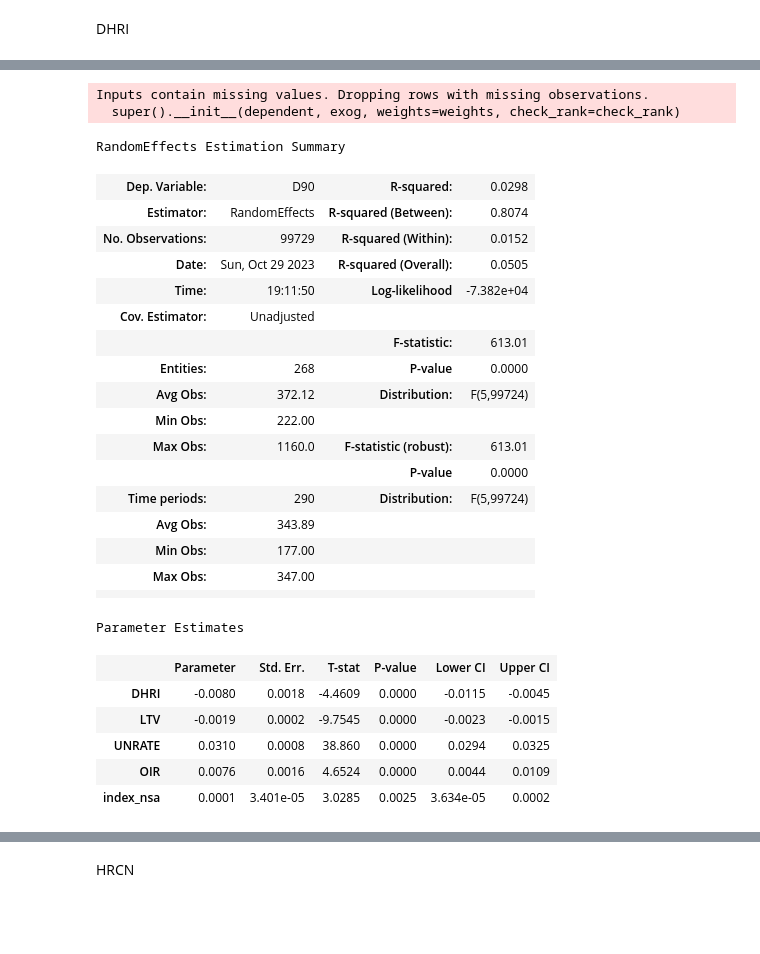
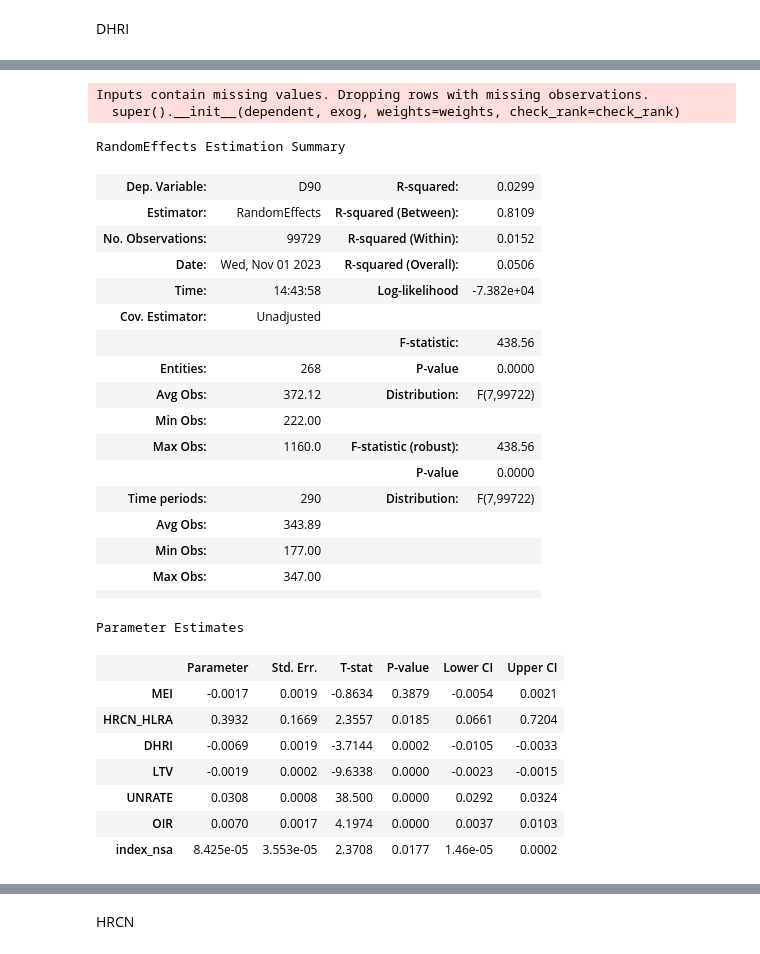
Before and after one commit to yannickpichardo/master_thesis, a Jupyter notebook: combine_data.ipynb, the cells around one changed output, grey strips where cells are left out. Cells and saved outputs as stored; diff of their text form; code cells hidden in the pictures; blank space fills up the shorter version.

```diff
--- a/combine_data.ipynb
+++ b/combine_data.ipynb
@@ -187,10 +220,10 @@ aggregated = dd.read_parquet('../Data/aggregated.parquet')
 hpi_master = pd.read_excel('../Data/HPI_master.xls', dtype={'place_id': str, 'yr': int, 'period': int, 'index_nsa': float, 'quarter': str})
 #keep place_id, yr, period and index_nsa
 hpi_master = hpi_master[['place_id', 'yr', 'period', 'index_nsa', 'quarter']]
-#add period column to aggregated for each quarter
-aggregated['quarter'] = aggregated['Date'].dt.year.astype(str) + "Q" + aggregated['Date'].dt.quarter.astype(str)
-#merge aggregated and hpi_master on place_id and period only keeping index_nsa
-aggregated = aggregated.merge(hpi_master, left_on=['MSA','quarter'], right_on=['place_id', 'quarter'], how='left')
+#add period column to aggregated_df for each quarter
+aggregated_df['quarter'] = aggregated_df['Date'].dt.year.astype(str) + "Q" + aggregated_df['Date'].dt.quarter.astype(str)
+#merge aggregated_df and hpi_master on place_id and period only keeping index_nsa
+aggregated_df = aggregated_df.merge(hpi_master, left_on=['MSA','quarter'], right_on=['place_id', 'quarter'], how='left')
 
 ####Missing 2023q1 of 48060 and 13220. Moreover missing data from 19260 and 41780. Thats all!
 # %% [markdown]
@@ -205,5 +238,5 @@ FROM enso_mei;
 enso_mei = pd.read_sql_query(query, conn)
 enso_mei['Date'] = pd.to_datetime(enso_mei['Date'])
 #merge enso_mei with aggregated_df
-aggregated = aggregated.merge(enso_mei, on='Date', how='left')
+aggregated_df = aggregated_df.merge(enso_mei, on='Date', how='left')
 # %% [markdown]
@@ -215,4 +248,4 @@ unrate = pd.read_csv('../Data/UNRATE.csv', sep=';')
 unrate['Date'] = pd.to_datetime(unrate['DATE'], format= '%d/%m/%Y')
 #Only merge UNRATE column with aggregated_df
 unrate = unrate[['Date', 'UNRATE']]
-aggregated = aggregated.merge(unrate, how='left', on='Date')
+aggregated_df = aggregated_df.merge(unrate, how='left', on='Date')
@@ -237,9 +254,10 @@ Index(['UNQ_LSN', 'P_TYPE_MOST_FREQ', 'D90', 'D180', 'CLDS', 'AGE', 'CIR',
 # %%
 from linearmodels.panel import PanelOLS, RandomEffects
 # Convert the dataset into a panel structure
-fm_agg_model = aggregated.set_index(['MSA', 'Date'])
+fm_agg_model = aggregated_df.set_index(['MSA', 'Date'])
 
 # Define dependent variable and independent variables
 dependent_var = fm_agg_model['D90']*100
-fm_agg_model['DHRI'] = fm_agg_model['MEI'] * ((fm_agg_model['HRCN_EALS']- fm_agg_model['HRCN_EALS'].mean()) / fm_agg_model['HRCN_EALS'].std())
+fm_agg_model['DHRI'] = fm_agg_model['MEI'] * ((fm_agg_model['HRCN_HLRA']- fm_agg_model['HRCN_HLRA'].mean()) / fm_agg_model['HRCN_HLRA'].std())
+fm_agg_model['DHRI2'] = fm_agg_model['MEI'] * fm_agg_model['HRCN_EALS']
 fm_agg_model['MEI2'] = fm_agg_model['MEI']**2
@@ -382,35 +483,37 @@ id: 0x34c9d8750
 # %%
 # Run a random effects regression
-exog_vars = ['DHRI', 'LTV', 'UNRATE', 'OIR', 'index_nsa']
+exog_vars = ['MEI','HRCN_HLRA','DHRI', 'LTV', 'UNRATE', 'OIR', 'index_nsa']
 exog = fm_agg_model[exog_vars]
 mod_re = RandomEffects(dependent_var, exog)
 re_res = mod_re.fit()
 re_res
 # %% [output]
 Inputs contain missing values. Dropping rows with missing observations.
   super().__init__(dependent, exog, weights=weights, check_rank=check_rank)
 RandomEffects Estimation Summary
-| Dep. Variable: | D90 | R-squared: | 0.0298 |
-| Estimator: | RandomEffects | R-squared (Between): | 0.8074 |
+| Dep. Variable: | D90 | R-squared: | 0.0299 |
+| Estimator: | RandomEffects | R-squared (Between): | 0.8109 |
 | No. Observations: | 99729 | R-squared (Within): | 0.0152 |
-| Date: | Sun, Oct 29 2023 | R-squared (Overall): | 0.0505 |
-| Time: | 19:11:50 | Log-likelihood | -7.382e+04 |
+| Date: | Wed, Nov 01 2023 | R-squared (Overall): | 0.0506 |
+| Time: | 14:43:58 | Log-likelihood | -7.382e+04 |
 | Cov. Estimator: | Unadjusted |  |  |
-|  |  | F-statistic: | 613.01 |
+|  |  | F-statistic: | 438.56 |
 | Entities: | 268 | P-value | 0.0000 |
-| Avg Obs: | 372.12 | Distribution: | F(5,99724) |
+| Avg Obs: | 372.12 | Distribution: | F(7,99722) |
 | Min Obs: | 222.00 |  |  |
-| Max Obs: | 1160.0 | F-statistic (robust): | 613.01 |
+| Max Obs: | 1160.0 | F-statistic (robust): | 438.56 |
 |  |  | P-value | 0.0000 |
-| Time periods: | 290 | Distribution: | F(5,99724) |
+| Time periods: | 290 | Distribution: | F(7,99722) |
 | Avg Obs: | 343.89 |  |  |
 | Min Obs: | 177.00 |  |  |
 | Max Obs: | 347.00 |  |  |
 |  |  |  |  |
 Parameter Estimates
 |  | Parameter | Std. Err. | T-stat | P-value | Lower CI | Upper CI |
-| DHRI | -0.0080 | 0.0018 | -4.4609 | 0.0000 | -0.0115 | -0.0045 |
-| LTV | -0.0019 | 0.0002 | -9.7545 | 0.0000 | -0.0023 | -0.0015 |
-| UNRATE | 0.0310 | 0.0008 | 38.860 | 0.0000 | 0.0294 | 0.0325 |
-| OIR | 0.0076 | 0.0016 | 4.6524 | 0.0000 | 0.0044 | 0.0109 |
-| index_nsa | 0.0001 | 3.401e-05 | 3.0285 | 0.0025 | 3.634e-05 | 0.0002 |
+| MEI | -0.0017 | 0.0019 | -0.8634 | 0.3879 | -0.0054 | 0.0021 |
+| HRCN_HLRA | 0.3932 | 0.1669 | 2.3557 | 0.0185 | 0.0661 | 0.7204 |
+| DHRI | -0.0069 | 0.0019 | -3.7144 | 0.0002 | -0.0105 | -0.0033 |
+| LTV | -0.0019 | 0.0002 | -9.6338 | 0.0000 | -0.0023 | -0.0015 |
+| UNRATE | 0.0308 | 0.0008 | 38.500 | 0.0000 | 0.0292 | 0.0324 |
+| OIR | 0.0070 | 0.0017 | 4.1974 | 0.0000 | 0.0037 | 0.0103 |
+| index_nsa | 8.425e-05 | 3.553e-05 | 2.3708 | 0.0177 | 1.46e-05 | 0.0002 |
```
Also changed, not shown: parts of 51 cells of this notebook.
